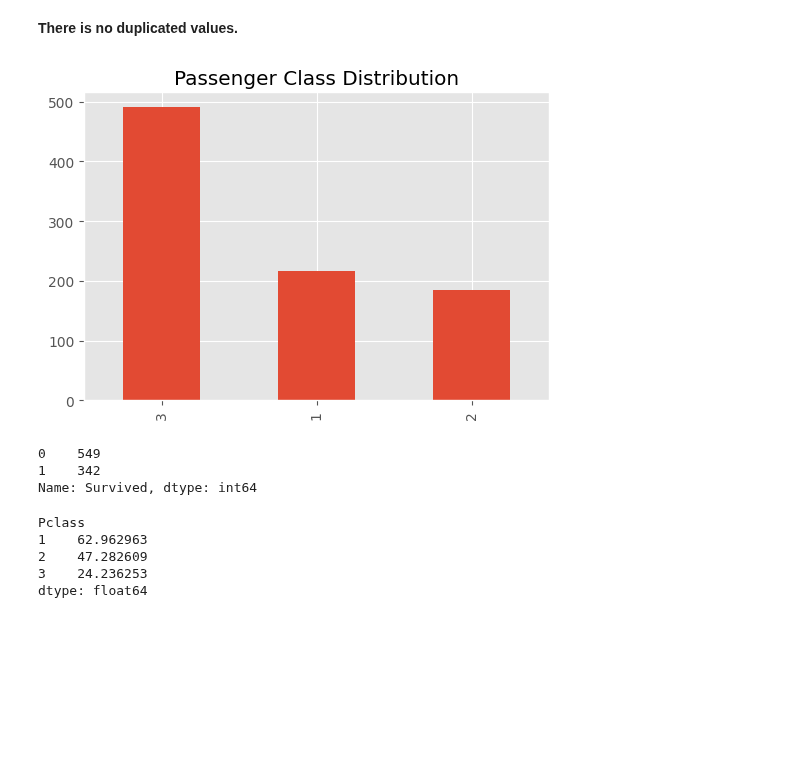
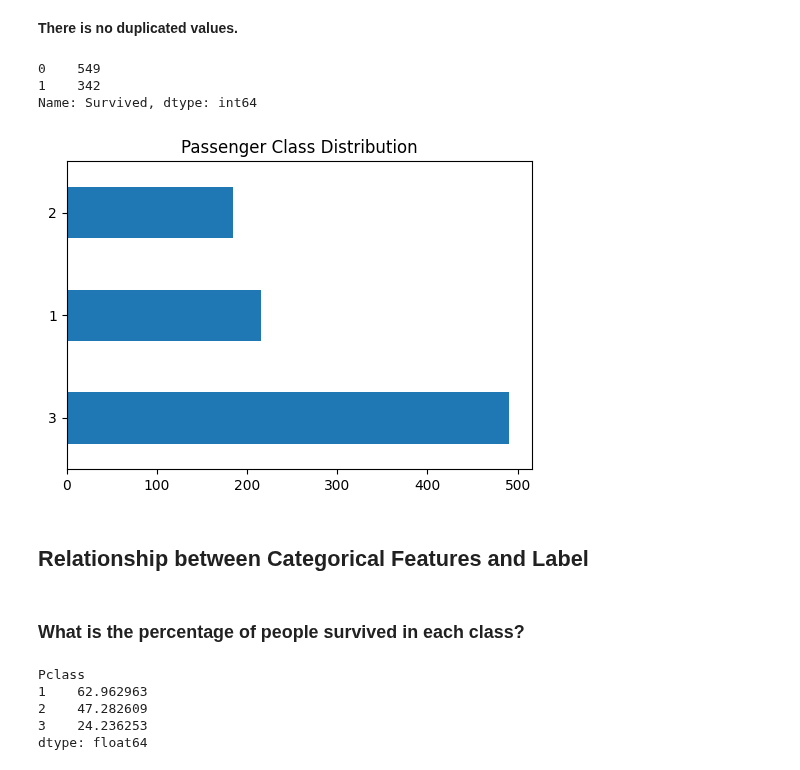
Before and after one commit to SwagAbyss/SwagML, a Jupyter notebook: Projects/titanic/titanic.ipynb, the cells around one changed output. Saved outputs shown, nothing was run; the diff lists cells and outputs as text; code cells hidden in the pictures; blank space fills up the shorter version.

```diff
--- a/Projects/titanic/titanic.ipynb
+++ b/Projects/titanic/titanic.ipynb
@@ -10,7 +10,6 @@ import matplotlib.pyplot as plt
 import seaborn as sns
 import plotly.express as px
 import missingno as msno
-plt.style.use('ggplot')
 
 # Data preprocessing
 from scipy import stats
@@ -130,17 +133,21 @@ else :
 There is no duplicated values present in this dataset.
 # %% [markdown]
 __There is no duplicated values.__
+# %%
+data['Survived'].value_counts()
+# %% [output]
+0    549
+1    342
+Name: Survived, dtype: int64
 # %%
 plt.figure(figsize=(6,4))
-data['Pclass'].value_counts().plot(kind='bar')
+data['Pclass'].value_counts().plot(kind='barh')
 plt.title('Passenger Class Distribution')
 plt.show()
 # %% [output]
-[figure, old version]
+[figure, new version]
-# %%
-data['Survived'].value_counts().plot()
-# %% [output]
-0    549
-1    342
-Name: Survived, dtype: int64
+# %% [markdown]
+## __Relationship between Categorical Features and Label__
+# %% [markdown]
+### __What is the percentage of people survived in each class?__
 # %%
```
Also changed, not shown: parts of 12 cells of this notebook.
